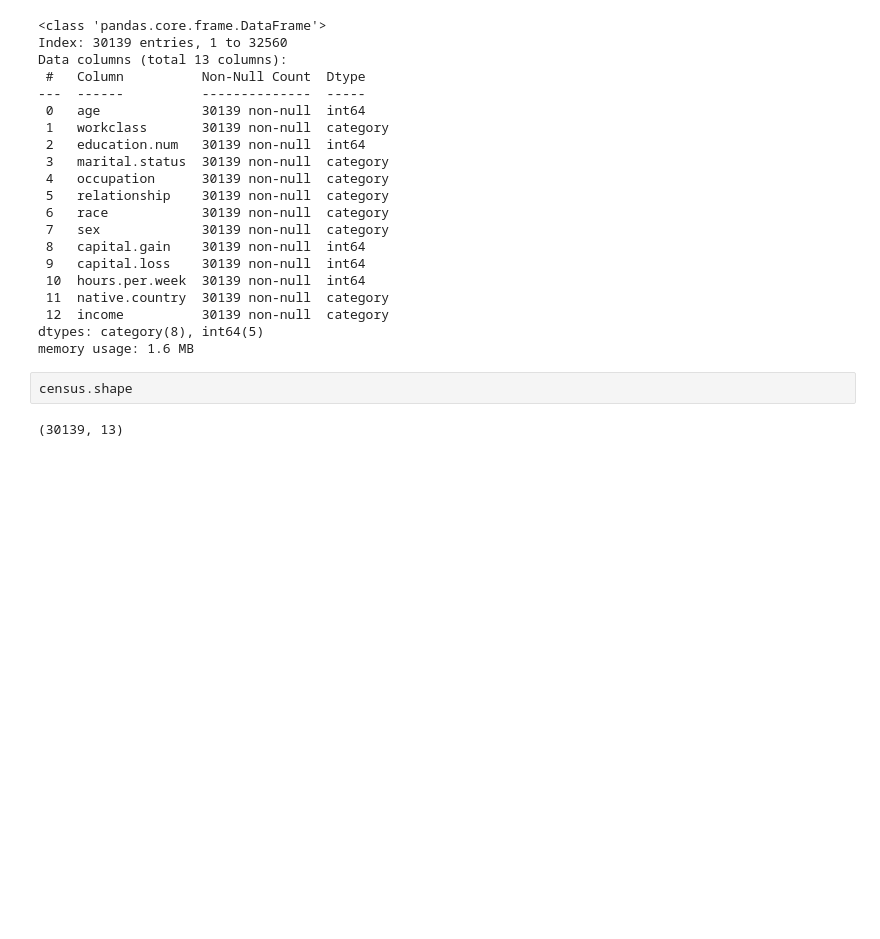
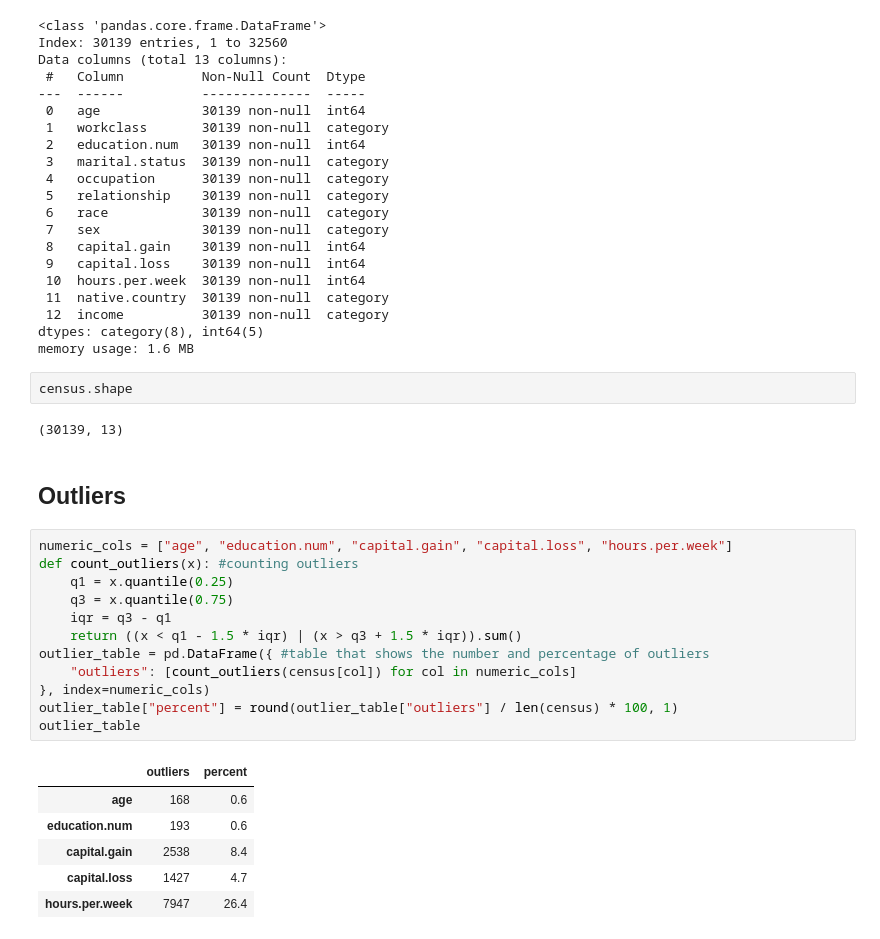
Before and after one commit to henr1quemorais/data-exploration-and-preparation-ca1, a Jupyter notebook: Adult Census Income.ipynb, the cells around one changed output. Drawn from its saved outputs; the diff is of its cells as text; blank space fills up the shorter version.

```diff
--- a/Adult Census Income.ipynb
+++ b/Adult Census Income.ipynb
@@ -178,3 +178,24 @@ memory usage: 1.6 MB
 census.shape
 # %% [output]
 (30139, 13)
+# %% [markdown]
+## Outliers
+# %%
+numeric_cols = ["age", "education.num", "capital.gain", "capital.loss", "hours.per.week"]
+def count_outliers(x): #counting outliers
+    q1 = x.quantile(0.25)
+    q3 = x.quantile(0.75)
+    iqr = q3 - q1
+    return ((x < q1 - 1.5 * iqr) | (x > q3 + 1.5 * iqr)).sum()
+outlier_table = pd.DataFrame({ #table that shows the number and percentage of outliers
+    "outliers": [count_outliers(census[col]) for col in numeric_cols]
+}, index=numeric_cols)
+outlier_table["percent"] = round(outlier_table["outliers"] / len(census) * 100, 1)
+outlier_table
+# %% [output]
+|  | outliers | percent |
+| age | 168 | 0.6 |
+| education.num | 193 | 0.6 |
+| capital.gain | 2538 | 8.4 |
+| capital.loss | 1427 | 4.7 |
+| hours.per.week | 7947 | 26.4 |
```
Also changed, not shown: parts of 3 cells of this notebook.
